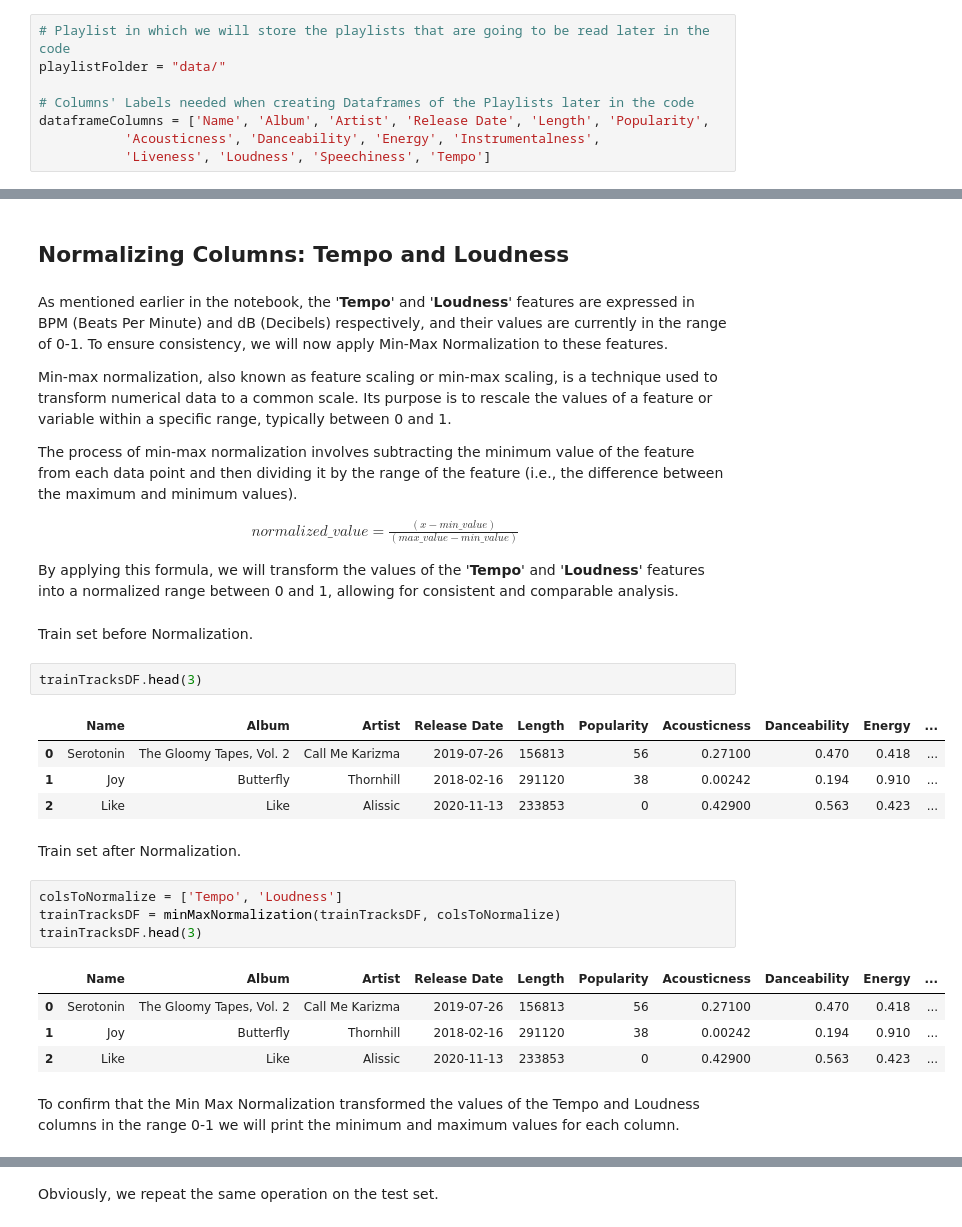
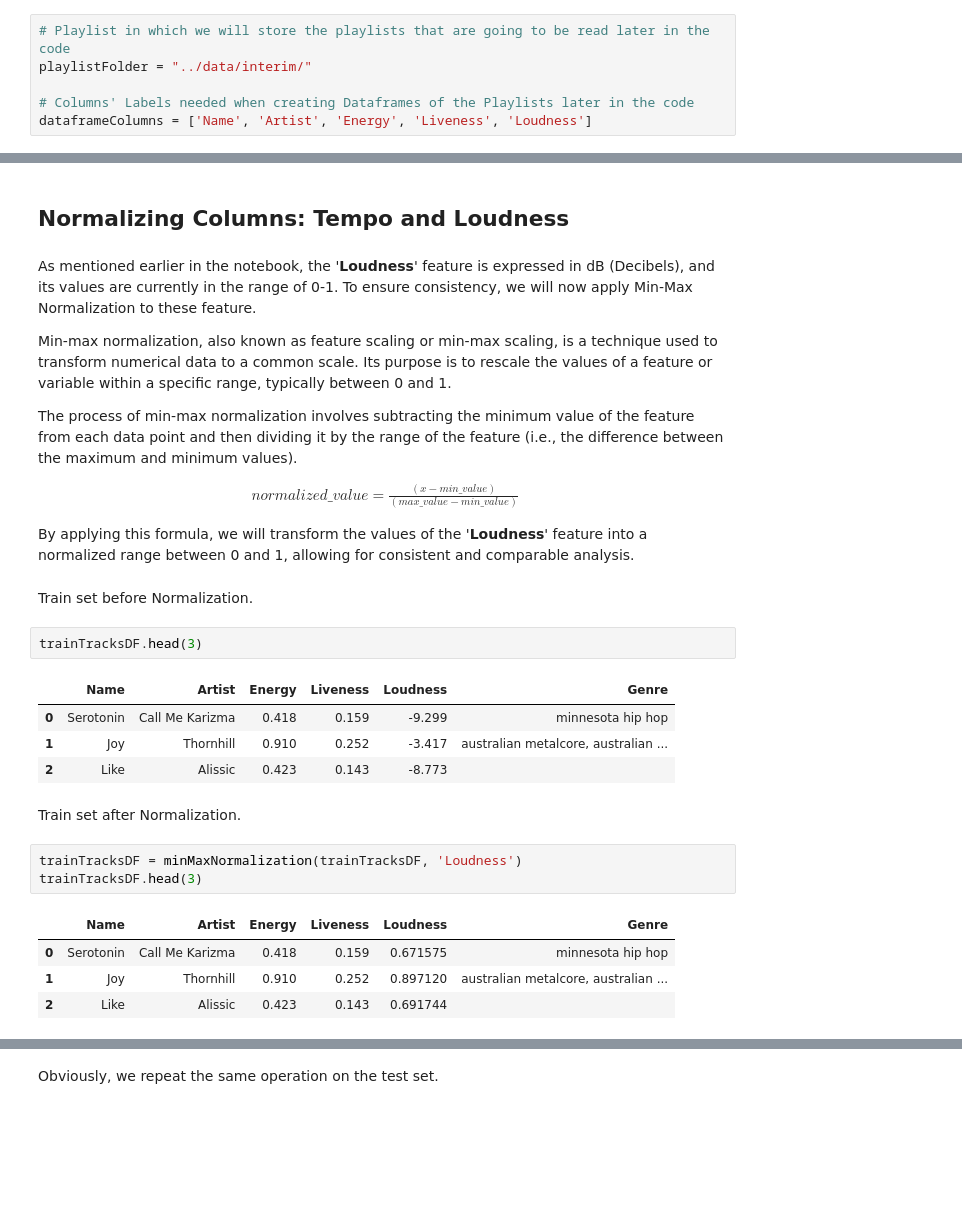
Before and after one commit to se4ai2324-uniba/MusicExpress, a Jupyter notebook: notebooks/MusicExpress.ipynb, the cells around one changed output, grey strips where cells are left out. Saved outputs shown, nothing was run; the diff lists cells and outputs as text; blank space fills up the shorter version.

```diff
--- a/notebooks/MusicExpress.ipynb
+++ b/notebooks/MusicExpress.ipynb
@@ -78,12 +65,10 @@ The values of the '**Tempo**' and '**Loudness**' features are not restricted to
 Now we define some variables that are going to be used later in the notebook.
 # %%
 # Playlist in which we will store the playlists that are going to be read later in the code
-playlistFolder = "data/"
+playlistFolder = "../data/interim/"
 
 # Columns' Labels needed when creating Dataframes of the Playlists later in the code
-dataframeColumns = ['Name', 'Album', 'Artist', 'Release Date', 'Length', 'Popularity',
-           'Acousticness', 'Danceability', 'Energy', 'Instrumentalness',
-           'Liveness', 'Loudness', 'Speechiness', 'Tempo']
+dataframeColumns = ['Name', 'Artist', 'Energy', 'Liveness', 'Loudness']
 # %%
 # ID and Secret of My Spotify App on Developer Spotify
 spotifyClientId = "978d7e659f4440609a2399c869cc3e27"
@@ -993,7 +881,7 @@ With this step concluded, we can move on and add the Artist's Genre to each trac
 # %% [markdown]
 ## **Normalizing Columns: Tempo and Loudness**
 # %% [markdown]
-As mentioned earlier in the notebook, the '**Tempo**' and '**Loudness**' features are expressed in BPM (Beats Per Minute) and dB (Decibels) respectively, and their values are currently in the range of 0-1. To ensure consistency, we will now apply Min-Max Normalization to these features.
+As mentioned earlier in the notebook, the '**Loudness**' feature is expressed in dB (Decibels), and its values are currently in the range of 0-1. To ensure consistency, we will now apply Min-Max Normalization to these feature.
 
 Min-max normalization, also known as feature scaling or min-max scaling, is a technique used to transform numerical data to a common scale. Its purpose is to rescale the values of a feature or variable within a specific range, typically between 0 and 1.
 
@@ -1003,26 +891,23 @@ The process of min-max normalization involves subtracting the minimum value of t
 normalized\_value = \frac{(x - min\_value)}{(max\_value - min\_value)}
 \end{align}
 
-By applying this formula, we will transform the values of the '**Tempo**' and '**Loudness**' features into a normalized range between 0 and 1, allowing for consistent and comparable analysis.
+By applying this formula, we will transform the values of the '**Loudness**' feature into a normalized range between 0 and 1, allowing for consistent and comparable analysis.
 # %% [markdown]
 Train set before Normalization.
 # %%
 trainTracksDF.head(3)
 # %% [output]
-|  | Name | Album | Artist | Release Date | Length | Popularity | Acousticness | Danceability | Energy | ... |
-| 0 | Serotonin | The Gloomy Tapes, Vol. 2 | Call Me Karizma | 2019-07-26 | 156813 | 56 | 0.27100 | 0.470 | 0.418 | ... |
-| 1 | Joy | Butterfly | Thornhill | 2018-02-16 | 291120 | 38 | 0.00242 | 0.194 | 0.910 | ... |
-| 2 | Like | Like | Alissic | 2020-11-13 | 233853 | 0 | 0.42900 | 0.563 | 0.423 | ... |
+|  | Name | Artist | Energy | Liveness | Loudness | Genre |
+| 0 | Serotonin | Call Me Karizma | 0.418 | 0.159 | -9.299 | minnesota hip hop |
+| 1 | Joy | Thornhill | 0.910 | 0.252 | -3.417 | australian metalcore, australian ... |
+| 2 | Like | Alissic | 0.423 | 0.143 | -8.773 |  |
 # %% [markdown]
 Train set after Normalization.
 # %%
-colsToNormalize = ['Tempo', 'Loudness']
-trainTracksDF = minMaxNormalization(trainTracksDF, colsToNormalize)
+trainTracksDF = minMaxNormalization(trainTracksDF, 'Loudness')
 trainTracksDF.head(3)
 # %% [output]
-|  | Name | Album | Artist | Release Date | Length | Popularity | Acousticness | Danceability | Energy | ... |
-| 0 | Serotonin | The Gloomy Tapes, Vol. 2 | Call Me Karizma | 2019-07-26 | 156813 | 56 | 0.27100 | 0.470 | 0.418 | ... |
-| 1 | Joy | Butterfly | Thornhill | 2018-02-16 | 291120 | 38 | 0.00242 | 0.194 | 0.910 | ... |
-| 2 | Like | Like | Alissic | 2020-11-13 | 233853 | 0 | 0.42900 | 0.563 | 0.423 | ... |
+|  | Name | Artist | Energy | Liveness | Loudness | Genre |
+| 0 | Serotonin | Call Me Karizma | 0.418 | 0.159 | 0.671575 | minnesota hip hop |
+| 1 | Joy | Thornhill | 0.910 | 0.252 | 0.897120 | australian metalcore, australian ... |
+| 2 | Like | Alissic | 0.423 | 0.143 | 0.691744 |  |
-# %% [markdown]
-To confirm that the Min Max Normalization transformed the values of the Tempo and Loudness columns in the range 0-1 we will print the minimum and maximum values for each column.
```
Also changed, not shown: parts of 57 cells of this notebook, 3 other files.
